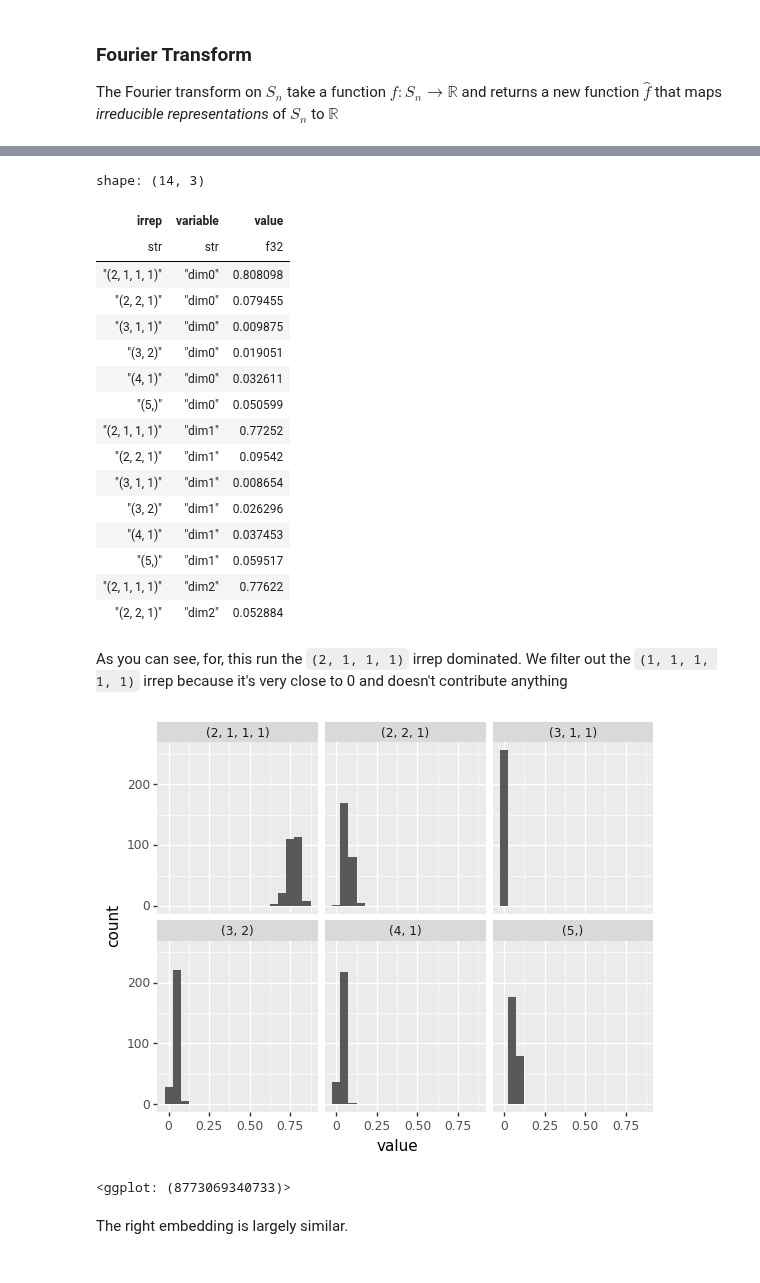
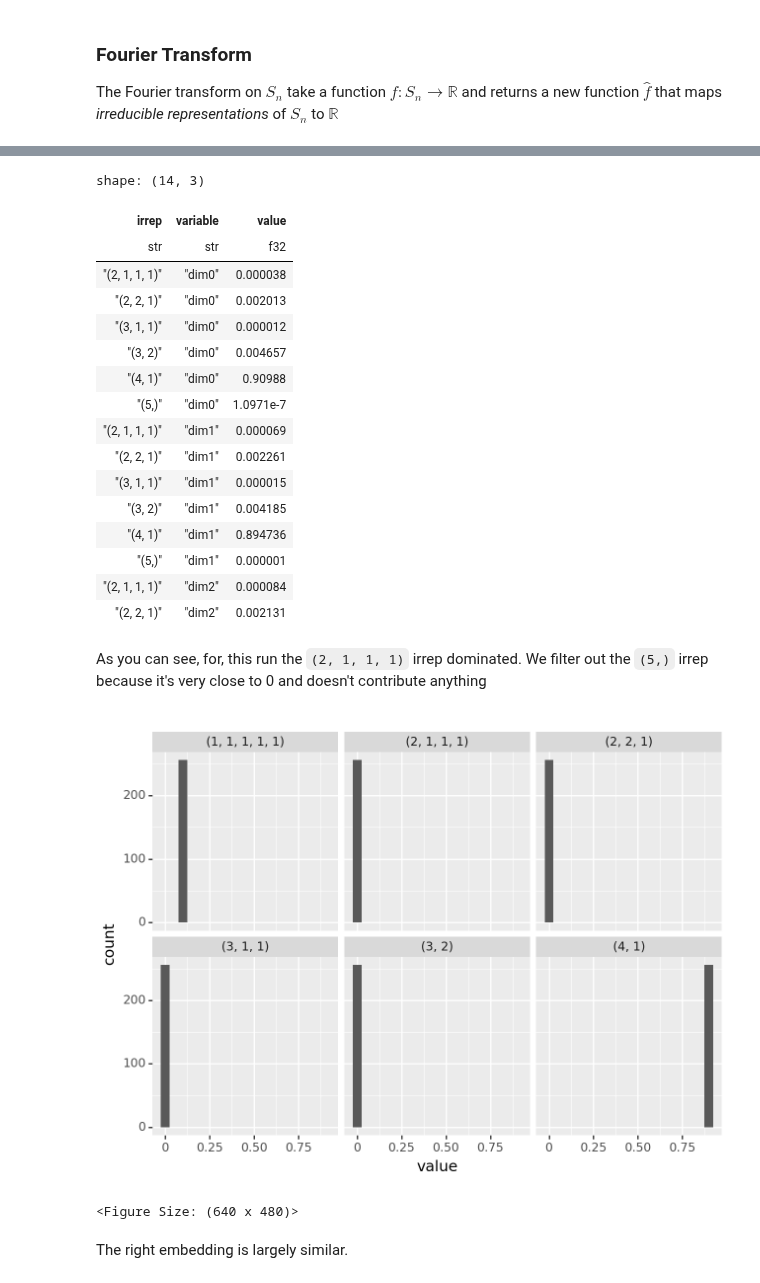
Before and after one commit to dashstander/sn-grok, a Jupyter notebook: Sn_Circuits.ipynb, the cells around one changed output, grey strips where cells are left out. Drawn from its saved outputs; the diff is of its cells as text; code cells hidden in the pictures.

Commit message:
Updated using Colab

```diff
--- a/Sn_Circuits.ipynb
+++ b/Sn_Circuits.ipynb
@@ -411,10 +410,9 @@ from pathlib import Path
 import polars as pl
 from sngrok.model import SnMLP
 
-ckpt_dir = Path('colab_experiment/')
-model_seed = 0
-data_seed = 10
-run_name = f'model_{model_seed}_data_{data_seed}'
+ckpt_dir = Path('sn-circuits-s5-small/')
+seed = 0 # 0 or 127
+run_name = f's5_40_{seed}'
 
 run_dir = ckpt_dir / run_name
 
@@ -422,7 +420,7 @@ run_dir = ckpt_dir / run_name
 model_run = torch.load(run_dir / 'full_run.pth', map_location=torch.device('cpu'))
 
 # This data has all of the permutations as long as what was in the train vs test for this run
-run_data = pl.read_parquet(ckpt_dir / f'data_{data_seed}.parquet')
+run_data = pl.read_parquet(run_dir / f'data.parquet')
 lperms = torch.as_tensor(run_data.select('index_left').to_numpy(), dtype=torch.int64).squeeze()
 rperms = torch.as_tensor(run_data.select('index_right').to_numpy(), dtype=torch.int64).squeeze()
 targets = torch.as_tensor(run_data.select('index_target').to_numpy(), dtype=torch.int64).squeeze()
@@ -469,14 +467,14 @@ def calc_power_contributions(tensor, n):
     as a polars dataframe.
     """
     total_power = (tensor ** 2).mean(dim=0)
-    fourier_transform = slow_ft_1d(tensor, n)
+    fourier_transform = slow_sn_ft_1d(tensor, n)
     irrep_power = calc_power(fourier_transform, math.factorial(n))
     power_contribs = {irrep: power / total_power for irrep, power in irrep_power.items()}
     irreps = list(power_contribs.keys())
     power_vals = torch.cat([power_contribs[irrep].unsqueeze(0) for irrep in irreps], dim=0)
     tensor_dim = tensor.shape[1]
     val_data = pl.DataFrame(power_vals.detach().numpy(), schema=[f'dim{i}' for i in range(tensor_dim)])
-    val_data.insert_at_idx(0, pl.Series('irrep', [str(i) for i in irreps]))
+    val_data.insert_column(0, pl.Series('irrep', [str(i) for i in irreps]))
     return val_data, fourier_transform
 
 
@@ -524,31 +522,31 @@ lembed_power_df.filter(pl.col("irrep") != "(1, 1, 1, 1, 1)").melt(id_vars="irrep
 shape: (14, 3)
 | irrep | variable | value |
 | str | str | f32 |
-| "(2, 1, 1, 1)" | "dim0" | 0.808098 |
-| "(2, 2, 1)" | "dim0" | 0.079455 |
-| "(3, 1, 1)" | "dim0" | 0.009875 |
-| "(3, 2)" | "dim0" | 0.019051 |
-| "(4, 1)" | "dim0" | 0.032611 |
-| "(5,)" | "dim0" | 0.050599 |
-| "(2, 1, 1, 1)" | "dim1" | 0.77252 |
-| "(2, 2, 1)" | "dim1" | 0.09542 |
-| "(3, 1, 1)" | "dim1" | 0.008654 |
-| "(3, 2)" | "dim1" | 0.026296 |
-| "(4, 1)" | "dim1" | 0.037453 |
-| "(5,)" | "dim1" | 0.059517 |
-| "(2, 1, 1, 1)" | "dim2" | 0.77622 |
-| "(2, 2, 1)" | "dim2" | 0.052884 |
+| "(2, 1, 1, 1)" | "dim0" | 0.000038 |
+| "(2, 2, 1)" | "dim0" | 0.002013 |
+| "(3, 1, 1)" | "dim0" | 0.000012 |
+| "(3, 2)" | "dim0" | 0.004657 |
+| "(4, 1)" | "dim0" | 0.90988 |
+| "(5,)" | "dim0" | 1.0971e-7 |
+| "(2, 1, 1, 1)" | "dim1" | 0.000069 |
+| "(2, 2, 1)" | "dim1" | 0.002261 |
+| "(3, 1, 1)" | "dim1" | 0.000015 |
+| "(3, 2)" | "dim1" | 0.004185 |
+| "(4, 1)" | "dim1" | 0.894736 |
+| "(5,)" | "dim1" | 0.000001 |
+| "(2, 1, 1, 1)" | "dim2" | 0.000084 |
+| "(2, 2, 1)" | "dim2" | 0.002131 |
 # %% [markdown]
-As you can see, for, this run the `(2, 1, 1, 1)` irrep dominated. We filter out the `(1, 1, 1, 1, 1)` irrep because it's very close to 0 and doesn't contribute anything
+As you can see, for, this run the `(2, 1, 1, 1)` irrep dominated. We filter out the `(5,)` irrep because it's very close to 0 and doesn't contribute anything
 # %%
 
 ggplot(
-    lembed_power_df.filter(pl.col("irrep") != "(1, 1, 1, 1, 1)").melt(id_vars="irrep"),
+    lembed_power_df.filter(pl.col("irrep") != "(5,)").melt(id_vars="irrep"),
     aes(x="value")
 ) + geom_histogram(binwidth=0.05) + facet_wrap("~irrep")
 # %% [output]
-[figure, old version]
+[figure, new version]
-<ggplot: (8773069340733)>
+<Figure Size: (640 x 480)>
 # %% [markdown]
 The right embedding is largely similar.
 # %%
```
Also changed, not shown: parts of 33 cells of this notebook.
